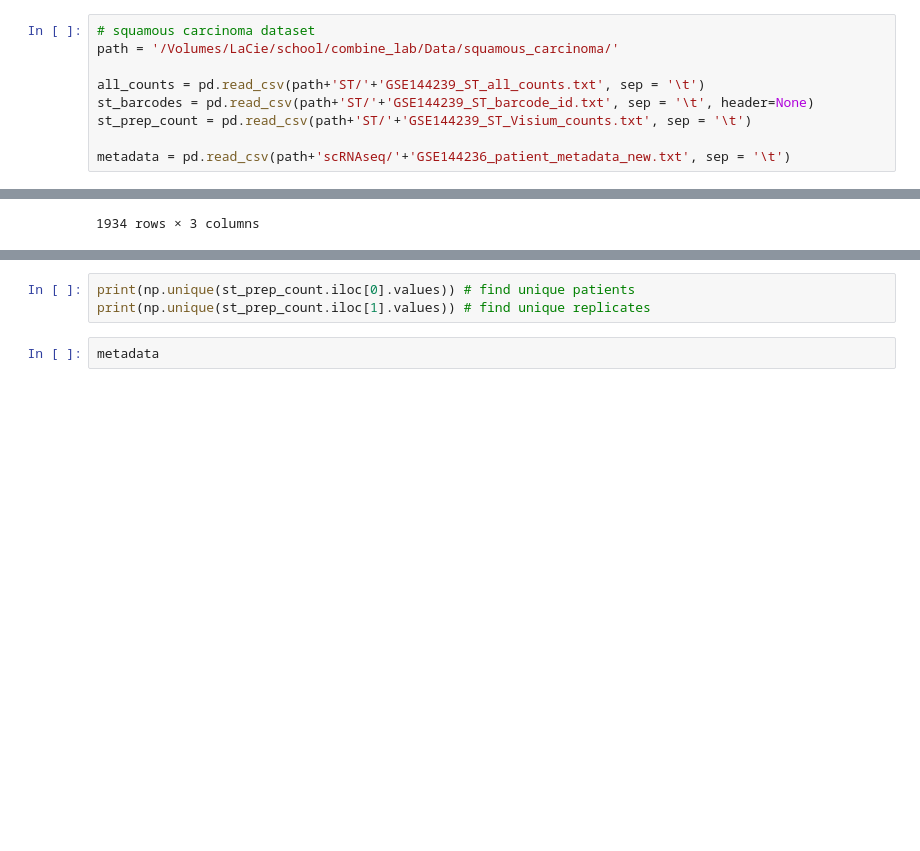
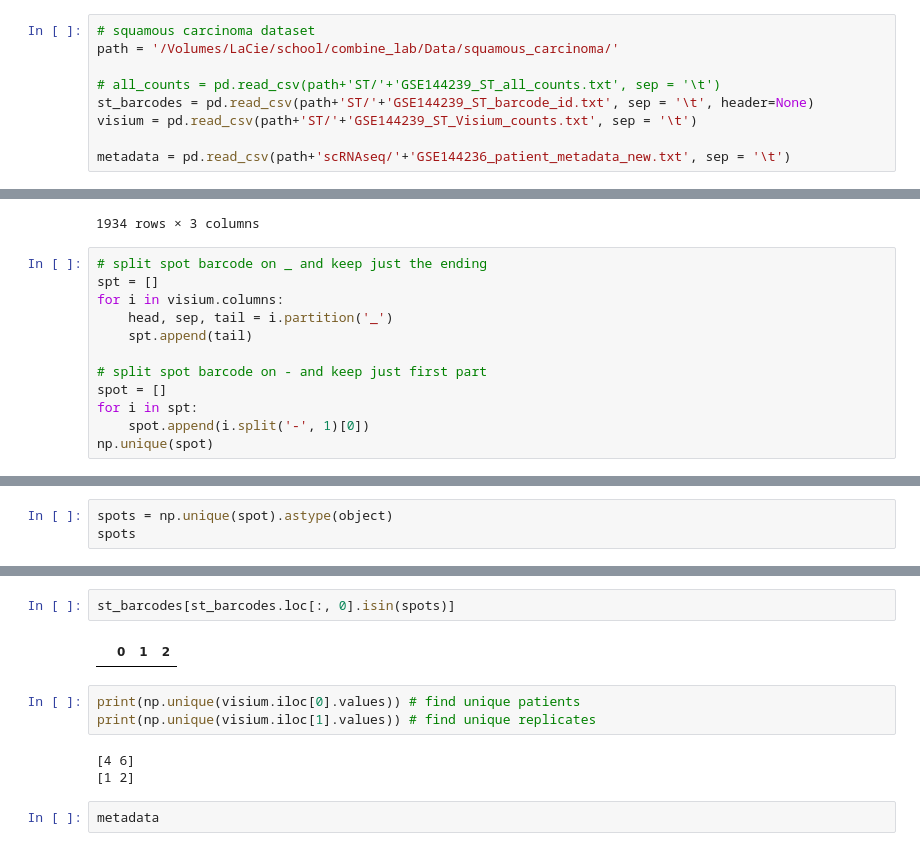
Before and after one commit to kiristern/QLSsummer2022, a Jupyter notebook: explore_data.ipynb, the cells around one changed output, grey strips where cells are left out. Cells and saved outputs as stored; diff of their text form; blank space fills up the shorter version.

```diff
--- a/explore_data.ipynb
+++ b/explore_data.ipynb
@@ -24,9 +28,9 @@ path = '/Volumes/LaCie/school/combine_lab/Data/squamous_carcinoma/'
 # squamous carcinoma dataset
 path = '/Volumes/LaCie/school/combine_lab/Data/squamous_carcinoma/'
 
-all_counts = pd.read_csv(path+'ST/'+'GSE144239_ST_all_counts.txt', sep = '\t')
+# all_counts = pd.read_csv(path+'ST/'+'GSE144239_ST_all_counts.txt', sep = '\t')
 st_barcodes = pd.read_csv(path+'ST/'+'GSE144239_ST_barcode_id.txt', sep = '\t', header=None)
-st_prep_count = pd.read_csv(path+'ST/'+'GSE144239_ST_Visium_counts.txt', sep = '\t')
+visium = pd.read_csv(path+'ST/'+'GSE144239_ST_Visium_counts.txt', sep = '\t')
 
 metadata = pd.read_csv(path+'scRNAseq/'+'GSE144236_patient_metadata_new.txt', sep = '\t')
 # %%
@@ -88,3 +118,15 @@ st_barcodes
 | 1932 | GGCTAGAACGAATAAACC | 65 | 59 |
 | 1933 | TGGGTGCTCATGTTCCGA | 65 | 61 |
 1934 rows × 3 columns
+# %%
+# split spot barcode on _ and keep just the ending
+spt = []
+for i in visium.columns:
+    head, sep, tail = i.partition('_')
+    spt.append(tail)
+
+# split spot barcode on - and keep just first part
+spot = []
+for i in spt:
+    spot.append(i.split('-', 1)[0])
+np.unique(spot)
@@ -90,0 +142,3 @@ st_barcodes
+# %%
+spots = np.unique(spot).astype(object)
+spots
@@ -91,6 +179,13 @@ st_barcodes
+# %%
+st_barcodes[st_barcodes.loc[:, 0].isin(spots)]
+# %% [output]
+|  | 0 | 1 | 2 |
 # %%
-print(np.unique(st_prep_count.iloc[0].values)) # find unique patients
-print(np.unique(st_prep_count.iloc[1].values)) # find unique replicates
+print(np.unique(visium.iloc[0].values)) # find unique patients
+print(np.unique(visium.iloc[1].values)) # find unique replicates
+# %% [output]
+[4 6]
+[1 2]
 # %%
 metadata
 # %% [output]
```
Also changed, not shown: parts of 13 cells of this notebook, 1 other file.
